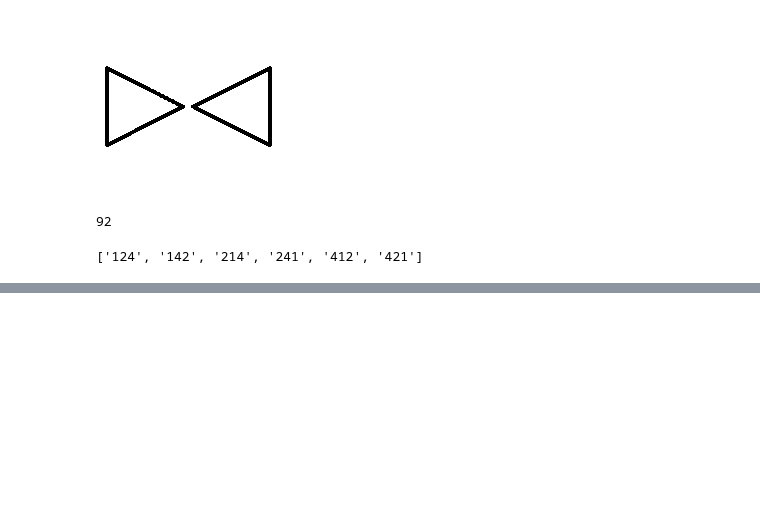
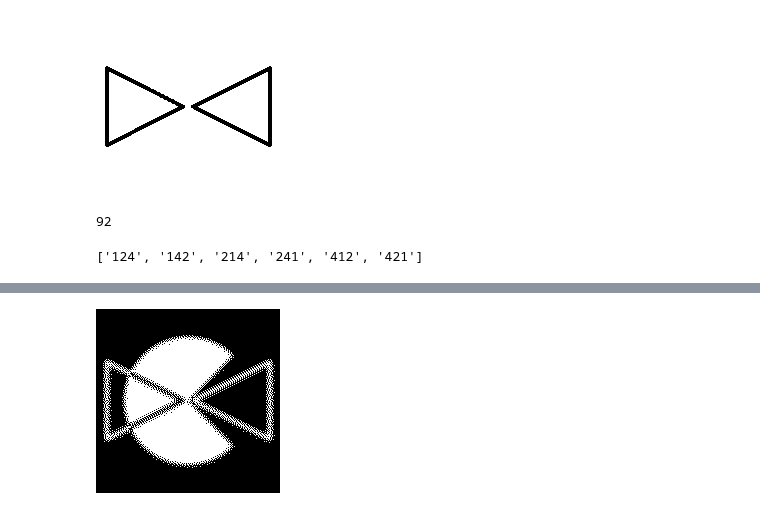
Before and after one commit to vicb1/python-reference, a Jupyter notebook: code/image-processing/pillow.ipynb, the cells around one changed output, grey strips where cells are left out. Saved outputs shown, nothing was run; the diff lists cells and outputs as text; code cells hidden in the pictures; blank space fills up the shorter version.

```diff
--- a/code/image-processing/pillow.ipynb
+++ b/code/image-processing/pillow.ipynb
@@ -353,0 +361,4 @@ from itertools import permutations
+# %%
+ImageChops.logical_xor(A.convert('L').filter(ImageFilter.GaussianBlur(2)).convert('1'),pacman.convert('L').filter(ImageFilter.GaussianBlur(2)).convert('1'))
+# %% [output]
+[figure, added]
```
Also changed, not shown: parts of 7 cells of this notebook.
